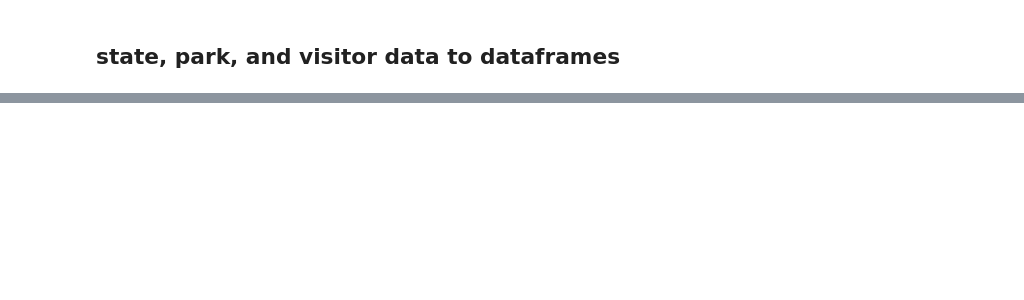
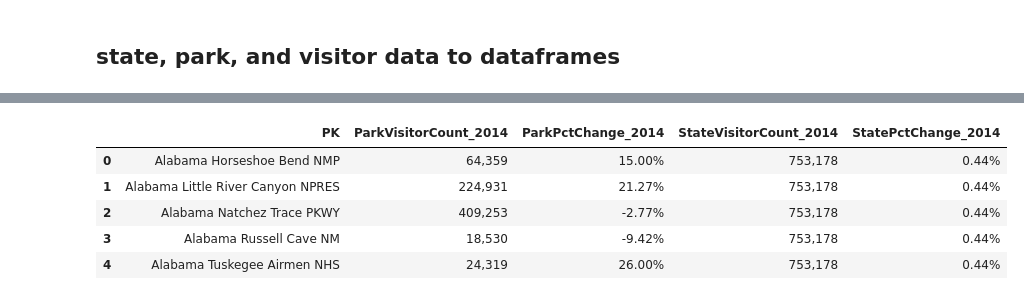
Before and after one commit to njmorr/Exploring-National-Parks, a Jupyter notebook: NationalParkData.ipynb, the cells around one changed output, grey strips where cells are left out. Saved outputs shown, nothing was run; the diff lists cells and outputs as text; code cells hidden in the pictures; blank space fills up the shorter version.

```diff
--- a/NationalParkData.ipynb
+++ b/NationalParkData.ipynb
@@ -88 +158,29 @@ df_2015_data
+# %%
+# 2014
+df_2014 = pd.DataFrame(year_2014)
+df_2014_data = df_2014[["State", "Field1", "Field2", "Textbox22", "RecVisitors1", "Textbox23"]]
+
+#add column for year
+#df_2014_data["Year"] = "2014"
+
+df_2014_data = df_2014_data.rename(columns = { 'Field1': 'Park', 'Field2': 'ParkVisitorCount_2014',
+                                              'Textbox22': 'ParkPctChange_2014',
+                                              'RecVisitors1': 'StateVisitorCount_2014', 'Textbox23': 'StatePctChange_2014'})
+
+#add column of state and park
+df_2014_data["PK"] = df_2014_data["State"] + " " + df_2014_data["Park"]
+
+#reorder columns
+df_2014_data = df_2014_data[['PK', 'ParkVisitorCount_2014', 'ParkPctChange_2014',
+                             'StateVisitorCount_2014', 'StatePctChange_2014']]
+
+df_2014_data.to_csv("data//2014_park_data.csv", encoding = "utf-8", index = False)
+df_2014_data.head()
+# %% [output]
+|  | PK | ParkVisitorCount_2014 | ParkPctChange_2014 | StateVisitorCount_2014 | StatePctChange_2014 |
+| 0 | Alabama Horseshoe Bend NMP | 64,359 | 15.00% | 753,178 | 0.44% |
+| 1 | Alabama Little River Canyon NPRES | 224,931 | 21.27% | 753,178 | 0.44% |
+| 2 | Alabama Natchez Trace PKWY | 409,253 | -2.77% | 753,178 | 0.44% |
+| 3 | Alabama Russell Cave NM | 18,530 | -9.42% | 753,178 | 0.44% |
+| 4 | Alabama Tuskegee Airmen NHS | 24,319 | 26.00% | 753,178 | 0.44% |
 # %%
```
Also changed, not shown: parts of 13 cells of this notebook, 2 other files.
